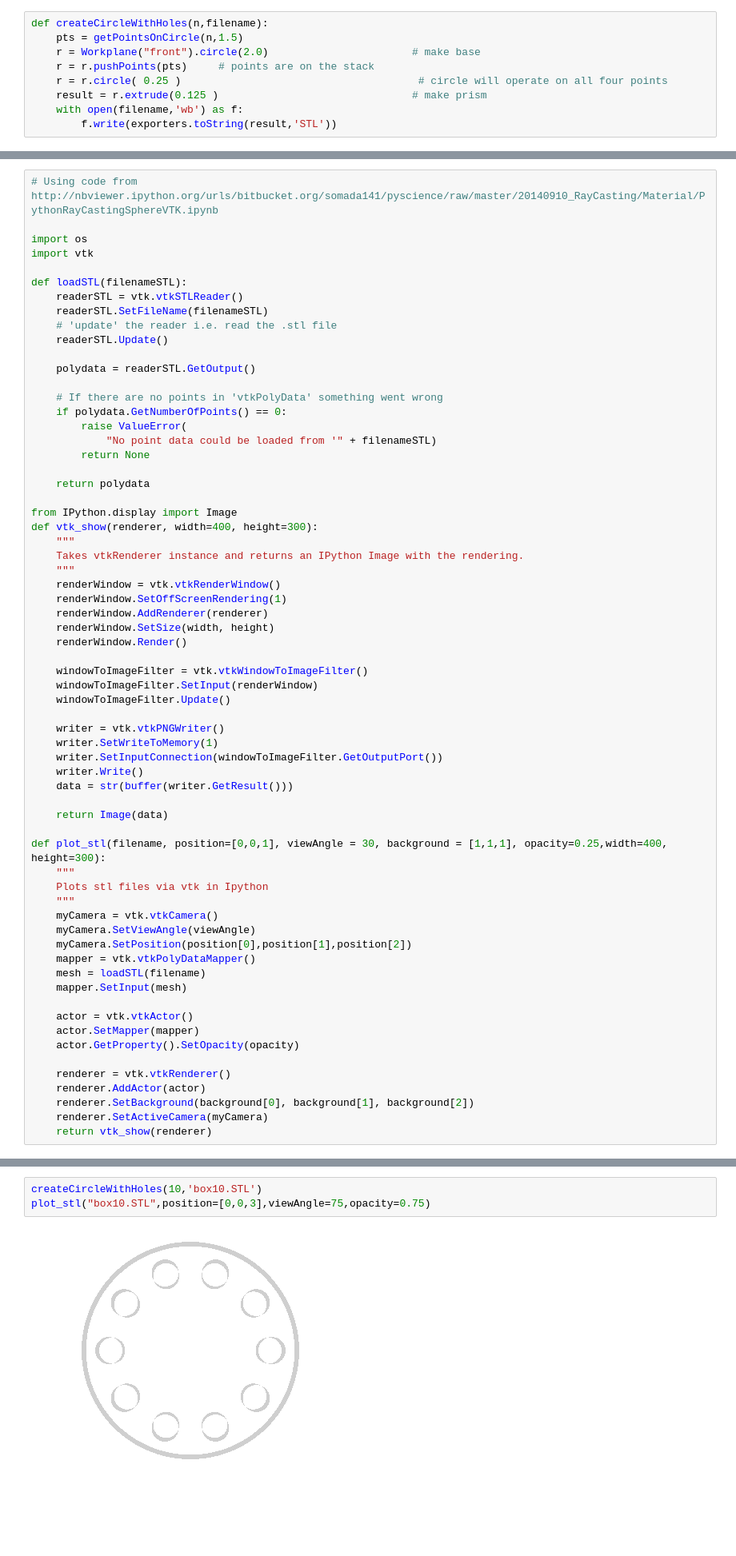
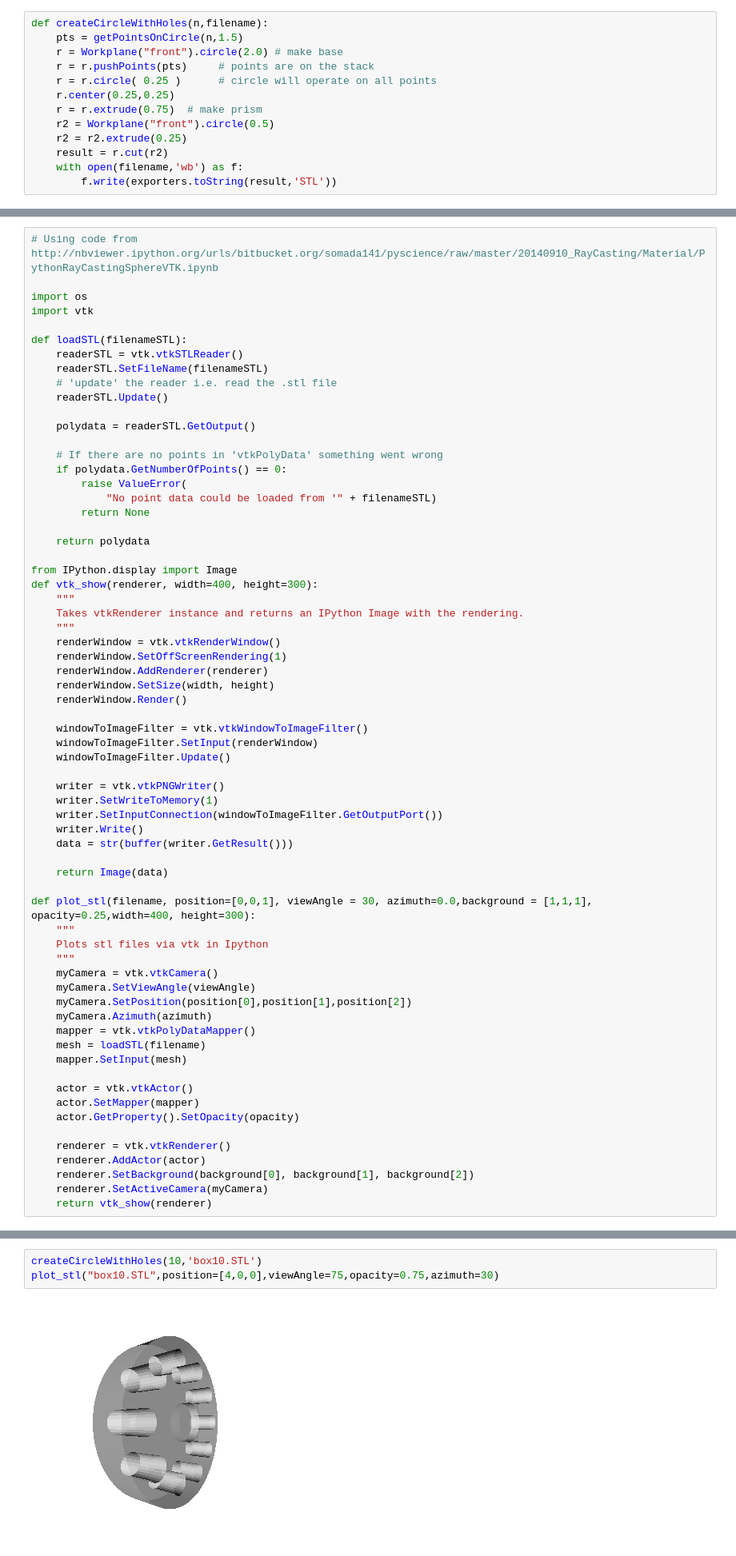
Before and after one commit to deepakramas/cadquery_experiments, a Jupyter notebook: cadgen.ipynb, the cells around one changed output, grey strips where cells are left out. Shown at 80% size. Saved outputs shown, nothing was run; the diff lists cells and outputs as text; blank space fills up the shorter version.

```diff
--- a/cadgen.ipynb
+++ b/cadgen.ipynb
@@ -16,10 +16,14 @@ def getPointsOnCircle(n,radius):
 # %%
 def createCircleWithHoles(n,filename):
     pts = getPointsOnCircle(n,1.5)
-    r = Workplane("front").circle(2.0)                       # make base
+    r = Workplane("front").circle(2.0) # make base
     r = r.pushPoints(pts)     # points are on the stack
-    r = r.circle( 0.25 )                                      # circle will operate on all four points
-    result = r.extrude(0.125 )                               # make prism
+    r = r.circle( 0.25 )      # circle will operate on all points
+    r.center(0.25,0.25)
+    r = r.extrude(0.75)  # make prism
+    r2 = Workplane("front").circle(0.5)
+    r2 = r2.extrude(0.25)
+    result = r.cut(r2)
     with open(filename,'wb') as f:
         f.write(exporters.toString(result,'STL'))
 # %% [markdown]
@@ -71,13 +75,14 @@ def vtk_show(renderer, width=400, height=300):
 
     return Image(data)
 
-def plot_stl(filename, position=[0,0,1], viewAngle = 30, background = [1,1,1], opacity=0.25,width=400, height=300):
+def plot_stl(filename, position=[0,0,1], viewAngle = 30, azimuth=0.0,background = [1,1,1], opacity=0.25,width=400, height=300):
     """
     Plots stl files via vtk in Ipython
     """
     myCamera = vtk.vtkCamera()
     myCamera.SetViewAngle(viewAngle)
     myCamera.SetPosition(position[0],position[1],position[2])
+    myCamera.Azimuth(azimuth)
     mapper = vtk.vtkPolyDataMapper()
     mesh = loadSTL(filename)
     mapper.SetInput(mesh)
@@ -116,6 +128,6 @@ plot_stl("box6.STL",position=[0,0,3],viewAngle=75,opacity=0.75)
 ## 10 holes
 # %%
 createCircleWithHoles(10,'box10.STL')
-plot_stl("box10.STL",position=[0,0,3],viewAngle=75,opacity=0.75)
+plot_stl("box10.STL",position=[4,0,0],viewAngle=75,opacity=0.75,azimuth=30)
 # %% [output]
-[figure, old version]
+[figure, new version]
```
Also changed, not shown: parts of 6 cells of this notebook.
